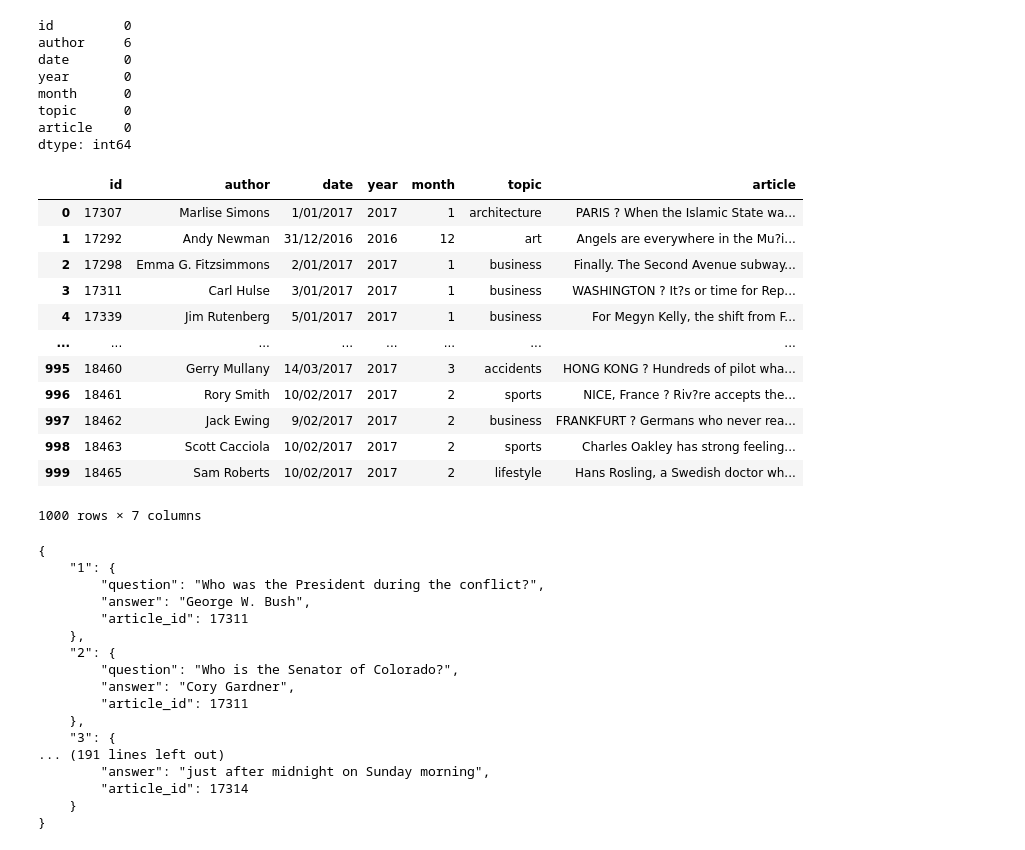
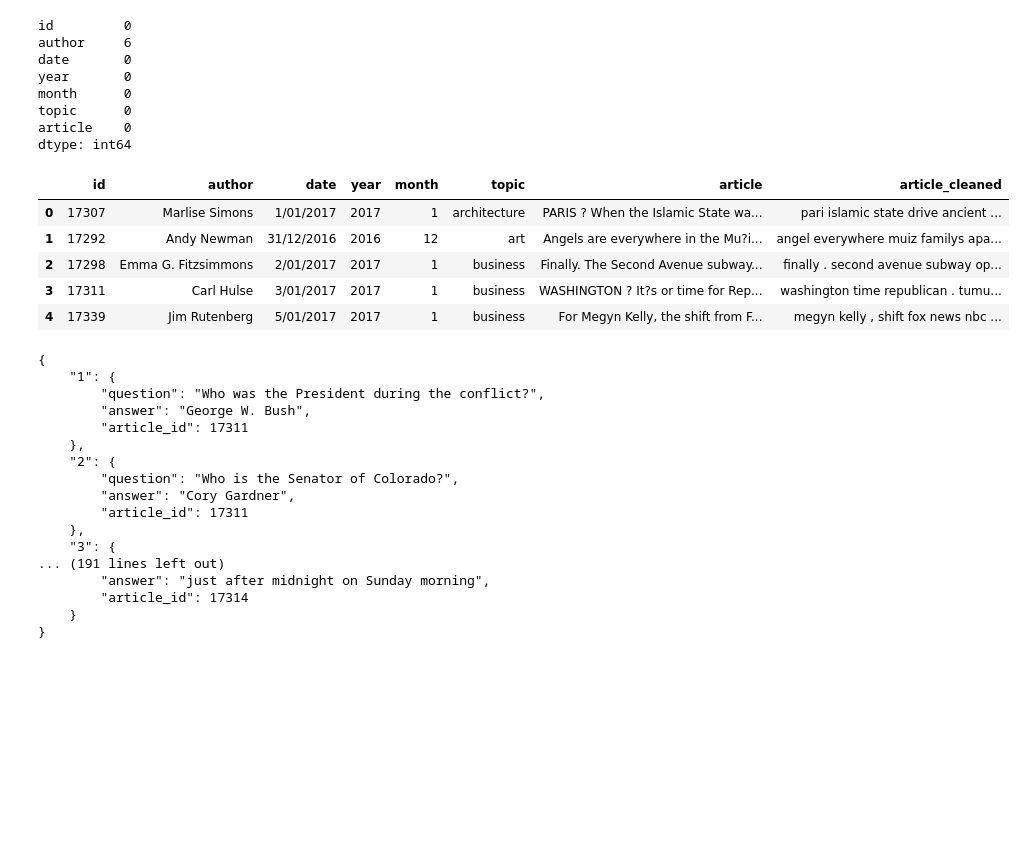
Before and after one commit to vuanhtu52/anlp-assignment2, a Jupyter notebook: a1911757_S1_ANLP_assign2.ipynb, the cells around one changed output. Drawn from its saved outputs; the diff is of its cells as text; code cells hidden in the pictures; blank space fills up the shorter version.

```diff
--- a/a1911757_S1_ANLP_assign2.ipynb
+++ b/a1911757_S1_ANLP_assign2.ipynb
@@ -116,21 +99,5 @@ def preprocess(text, lemmatize=True):
         text_cleaned = ' '.join(lemmatized_tokens)
 
     return text_cleaned
-# %%
-df
-# %% [output]
-|  | id | author | date | year | month | topic | article |
-| 0 | 17307 | Marlise Simons | 1/01/2017 | 2017 | 1 | architecture | PARIS ? When the Islamic State wa... |
-| 1 | 17292 | Andy Newman | 31/12/2016 | 2016 | 12 | art | Angels are everywhere in the Mu?i... |
-| 2 | 17298 | Emma G. Fitzsimmons | 2/01/2017 | 2017 | 1 | business | Finally. The Second Avenue subway... |
-| 3 | 17311 | Carl Hulse | 3/01/2017 | 2017 | 1 | business | WASHINGTON ? It?s or time for Rep... |
-| 4 | 17339 | Jim Rutenberg | 5/01/2017 | 2017 | 1 | business | For Megyn Kelly, the shift from F... |
-| ... | ... | ... | ... | ... | ... | ... | ... |
-| 995 | 18460 | Gerry Mullany | 14/03/2017 | 2017 | 3 | accidents | HONG KONG ? Hundreds of pilot wha... |
-| 996 | 18461 | Rory Smith | 10/02/2017 | 2017 | 2 | sports | NICE, France ? Riv?re accepts the... |
-| 997 | 18462 | Jack Ewing | 9/02/2017 | 2017 | 2 | business | FRANKFURT ? Germans who never rea... |
-| 998 | 18463 | Scott Cacciola | 10/02/2017 | 2017 | 2 | sports | Charles Oakley has strong feeling... |
-| 999 | 18465 | Sam Roberts | 10/02/2017 | 2017 | 2 | lifestyle | Hans Rosling, a Swedish doctor wh... |
-1000 rows × 7 columns
 # %%
 # df["article_cleaned"] = df["article"].progress_apply(preprocess)
@@ -137,7 +105,13 @@ df
 # %%
-# df.to_csv("data/news_dataset_cleaned.csv", index=False)
-
 df = pd.read_csv("data/news_dataset_cleaned.csv")
+df.head(5)
+# %% [output]
+|  | id | author | date | year | month | topic | article | article_cleaned |
+| 0 | 17307 | Marlise Simons | 1/01/2017 | 2017 | 1 | architecture | PARIS ? When the Islamic State wa... | pari islamic state drive ancient ... |
+| 1 | 17292 | Andy Newman | 31/12/2016 | 2016 | 12 | art | Angels are everywhere in the Mu?i... | angel everywhere muiz familys apa... |
+| 2 | 17298 | Emma G. Fitzsimmons | 2/01/2017 | 2017 | 1 | business | Finally. The Second Avenue subway... | finally . second avenue subway op... |
+| 3 | 17311 | Carl Hulse | 3/01/2017 | 2017 | 1 | business | WASHINGTON ? It?s or time for Rep... | washington time republican . tumu... |
+| 4 | 17339 | Jim Rutenberg | 5/01/2017 | 2017 | 1 | business | For Megyn Kelly, the shift from F... | megyn kelly , shift fox news nbc ... |
 # %%
 # Get the test data
 test_data = {}
```
Also changed, not shown: parts of 28 cells of this notebook, 4 other files.
